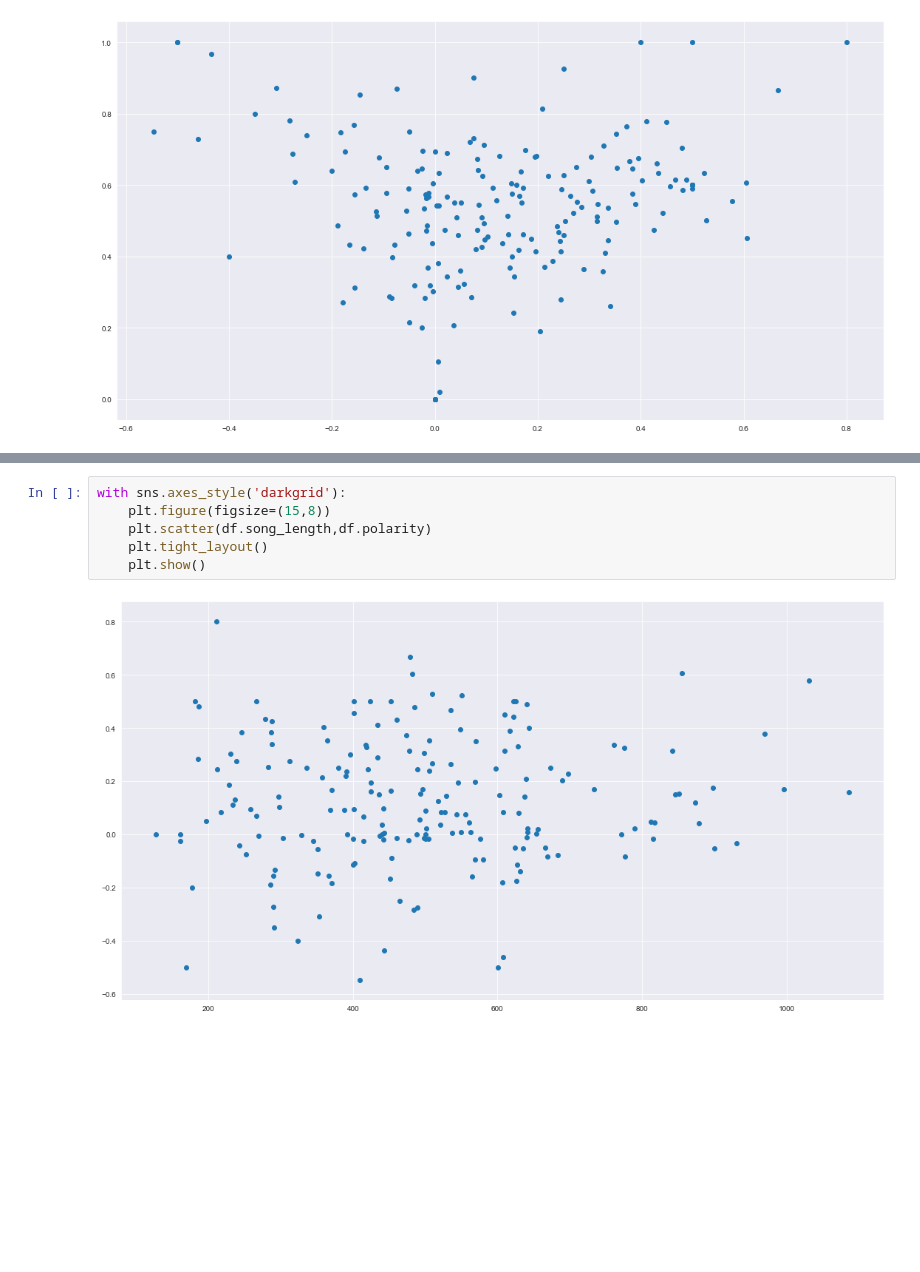
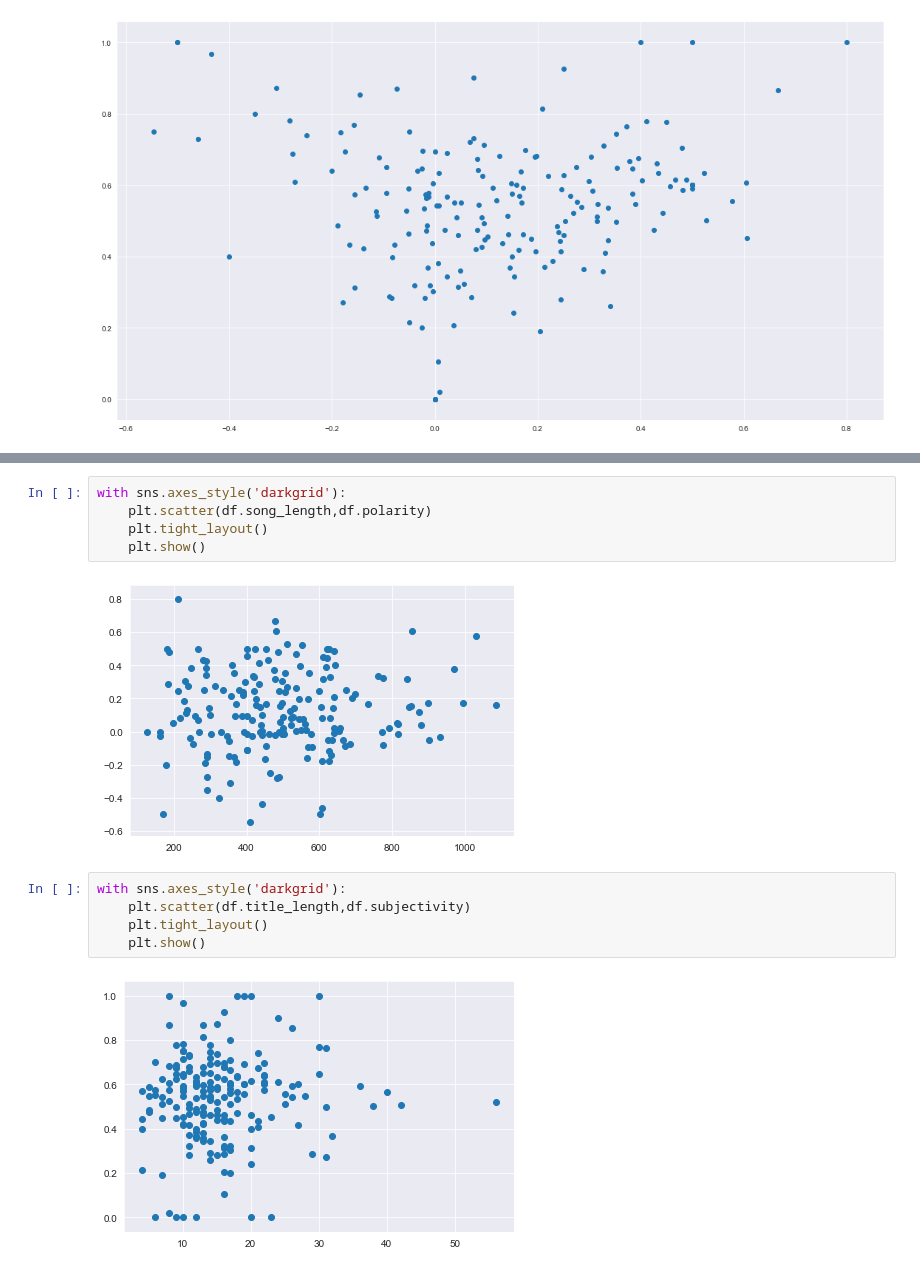
Before and after one commit to ArielJosephCohen/beatles_lyrics_topic_modeling, a Jupyter notebook: data_cleaning.ipynb, the cells around one changed output, grey strips where cells are left out. Cells and saved outputs as stored; diff of their text form; blank space fills up the shorter version.

```diff
--- a/data_cleaning.ipynb
+++ b/data_cleaning.ipynb
@@ -414,8 +416,14 @@ with sns.axes_style('darkgrid'):
 # %%
 with sns.axes_style('darkgrid'):
-    plt.figure(figsize=(15,8))
     plt.scatter(df.song_length,df.polarity)
     plt.tight_layout()
     plt.show()
 # %% [output]
-[figure, old version]
+[figure, new version]
+# %%
+with sns.axes_style('darkgrid'):
+    plt.scatter(df.title_length,df.subjectivity)
+    plt.tight_layout()
+    plt.show()
+# %% [output]
+[figure, added]
```
Also changed, not shown: parts of 12 cells of this notebook.
